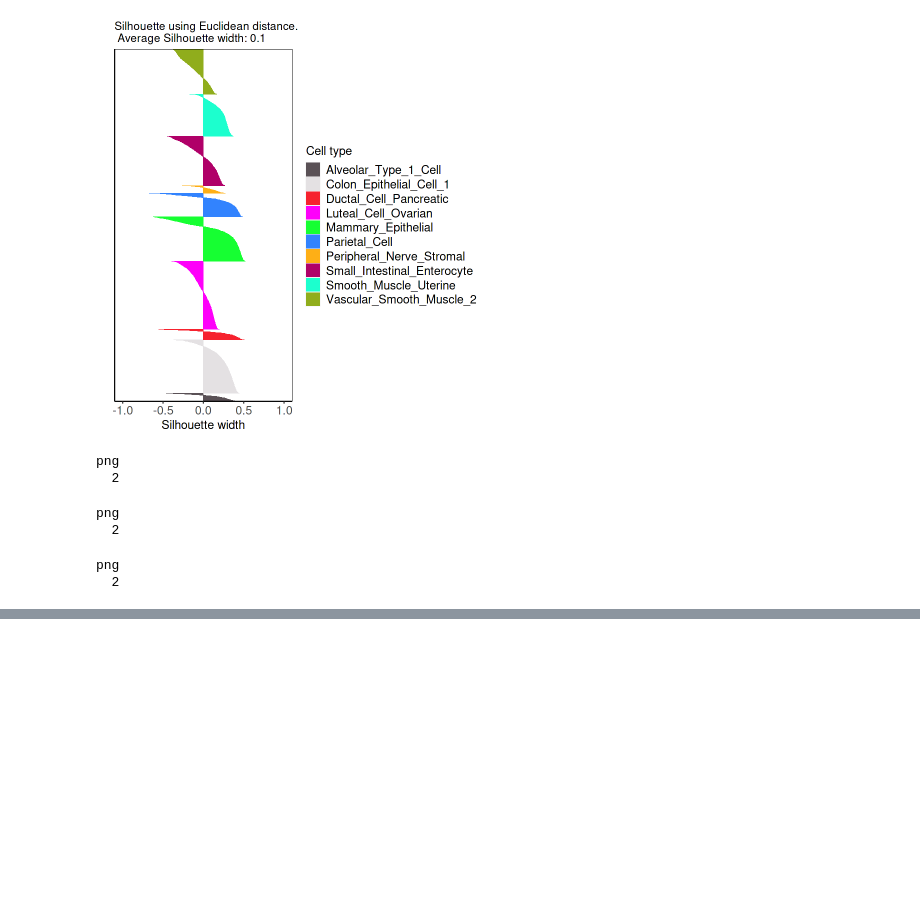
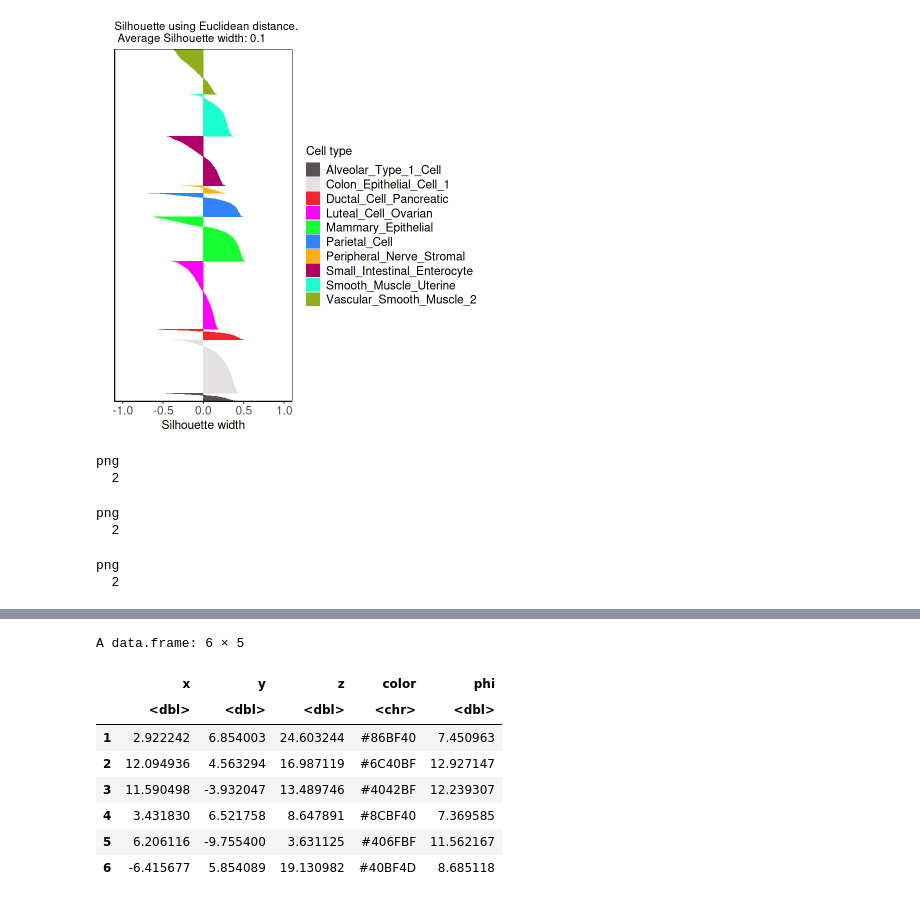
Before and after one commit to RoseYuan/metric_paper, a Jupyter notebook: Figures/silhouette_real_life_examples/silhouette_real_life_examples.ipynb, the cells around one changed output, grey strips where cells are left out. Cells and saved outputs as stored; diff of their text form; code cells hidden in the pictures; blank space fills up the shorter version.

```diff
--- a/Figures/silhouette_real_life_examples/silhouette_real_life_examples.ipynb
+++ b/Figures/silhouette_real_life_examples/silhouette_real_life_examples.ipynb
@@ -131,0 +224,12 @@ png
+# %%
+head(sr3k_30)
+# %% [output]
+A data.frame: 6 × 5
+|  | x | y | z | color | phi |
+|  | <dbl> | <dbl> | <dbl> | <chr> | <dbl> |
+| 1 | 2.922242 | 6.854003 | 24.603244 | #86BF40 | 7.450963 |
+| 2 | 12.094936 | 4.563294 | 16.987119 | #6C40BF | 12.927147 |
+| 3 | 11.590498 | -3.932047 | 13.489746 | #4042BF | 12.239307 |
+| 4 | 3.431830 | 6.521758 | 8.647891 | #8CBF40 | 7.369585 |
+| 5 | 6.206116 | -9.755400 | 3.631125 | #406FBF | 11.562167 |
+| 6 | -6.415677 | 5.854089 | 19.130982 | #40BF4D | 8.685118 |
```
Also changed, not shown: parts of 10 cells of this notebook.
